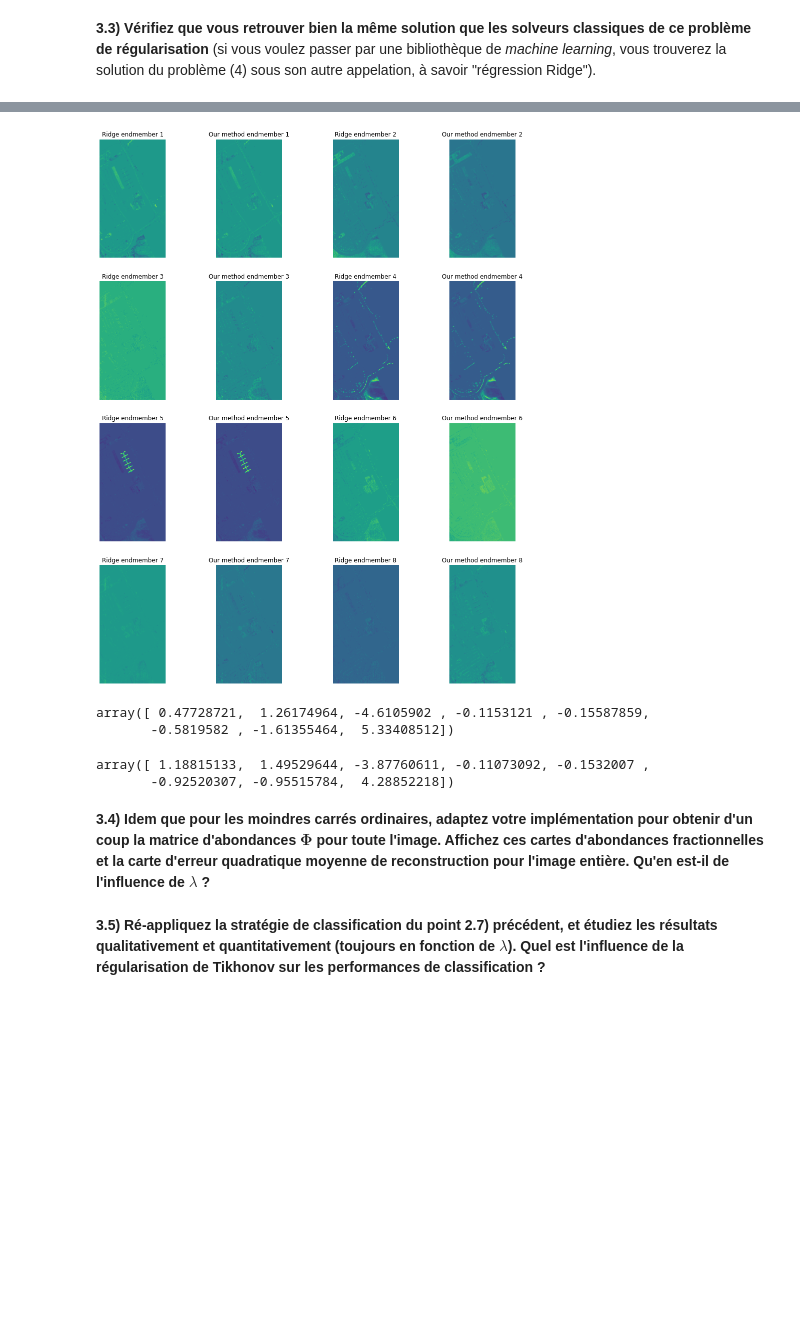
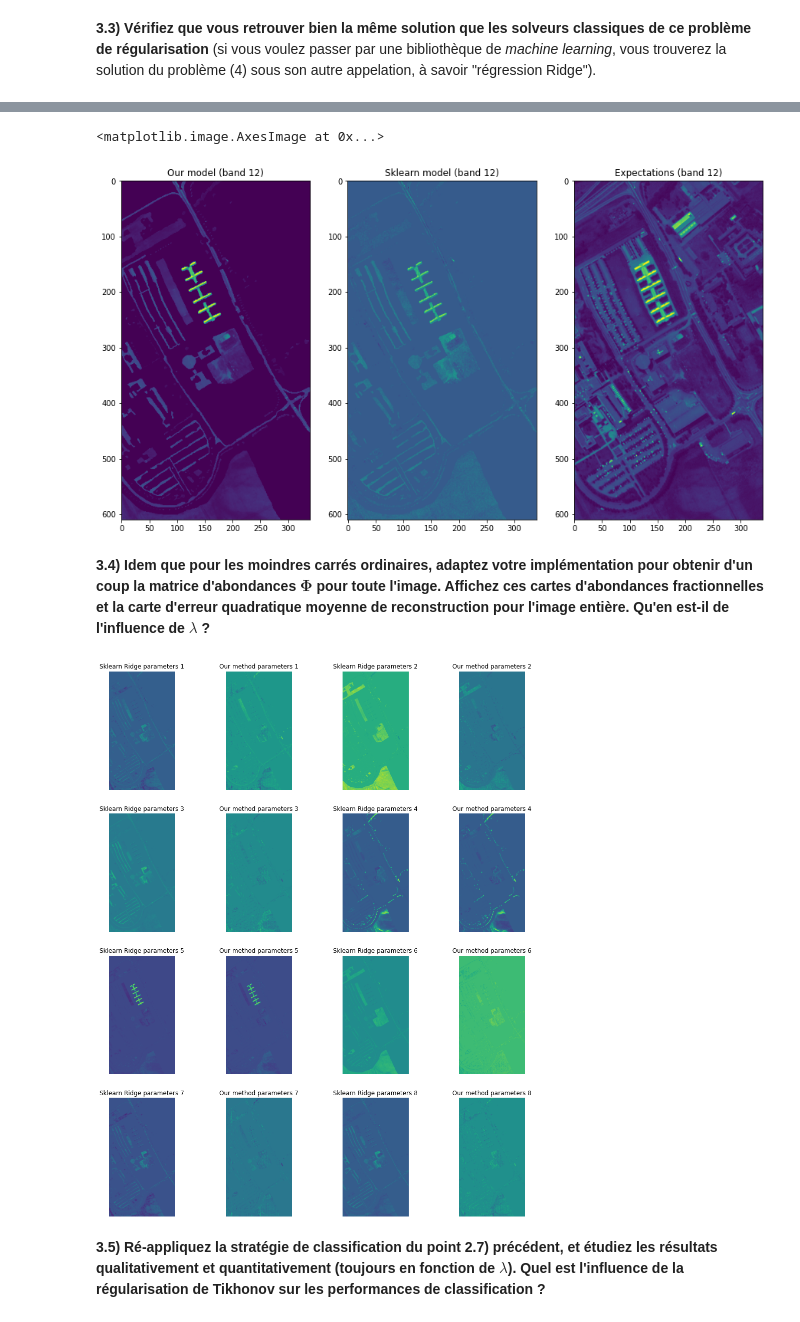
Before and after one commit to drguigui1/Unmixing-HSI, a Jupyter notebook: TP_demelange.ipynb, the cells around one changed output, grey strips where cells are left out. Saved outputs shown, nothing was run; the diff lists cells and outputs as text; code cells hidden in the pictures; blank space fills up the shorter version.

```diff
--- a/TP_demelange.ipynb
+++ b/TP_demelange.ipynb
@@ -635,29 +551,38 @@ full_phi.shape
-# %%
-plt.figure(figsize=(16,20))
-
-for i in range(8):
-    plt.subplot(4, 4, 2 * i + 1)
-    plt.title('Ridge endmember {}'.format(i + 1))
-    plt.imshow(coefs[:, :, i])
-    plt.axis('off')
-
-    plt.subplot(4, 4, 2 * i + 2)
-    plt.title('Our method endmember {}'.format(i + 1))
-    plt.imshow(full_phi[:, :, i])
-    plt.axis('off')
-
-plt.show()
-# %% [output]
-[figure, removed]
-# %%
-coefs[350][165]
-# %% [output]
-array([ 0.47728721,  1.26174964, -4.6105902 , -0.1153121 , -0.15587859,
-       -0.5819582 , -1.61355464,  5.33408512])
-# %%
-full_phi[350][165]
-# %% [output]
-array([ 1.18815133,  1.49529644, -3.87760611, -0.11073092, -0.1532007 ,
-       -0.92520307, -0.95515784,  4.28852218])
+# %%
+# Our model
+hsi_reshaped = hsi.reshape((-1, 103))
+X = hsi_usefull
+phi = analytic_solution_tikhonov(E, X.T, 0.008)
+reconstruction = E @ phi
+
+reconstruction_img = np.zeros((Nrow * Ncol))
+reconstruction_img[usefull_idx] = reconstruction[12]
+reconstruction_img = reconstruction_img.reshape((Nrow, Ncol))
+# %%
+# Sklearn model
+clf = Ridge(alpha=0.008, solver='svd')
+clf.fit(E, X.T)
+reconstruction_sk = E @ phi_sk.T
+
+reconstruction_img_sk = np.zeros((Nrow * Ncol))
+reconstruction_img_sk[usefull_idx] = reconstruction_sk[12]
+reconstruction_img_sk = reconstruction_img_sk.reshape((Nrow, Ncol))
+# %%
+plt.figure(figsize=(15,12))
+
+plt.subplot(1, 3, 1)
+plt.title("Our model (band 12)")
+plt.imshow(reconstruction_img)
+
+plt.subplot(1, 3, 2)
+plt.title("Sklearn model (band 12)")
+plt.imshow(reconstruction_img_sk)
+
+plt.subplot(1, 3, 3)
+plt.title("Expectations (band 12)")
+plt.imshow(hsi[:, :, 12])
+# %% [output]
+<matplotlib.image.AxesImage at 0x...>
+[figure, added]
 # %% [markdown]
 **3.4) Idem que pour les moindres carrés ordinaires, adaptez votre implémentation pour obtenir d'un coup la matrice d'abondances $\boldsymbol \Phi$ pour toute l'image. Affichez ces cartes d'abondances fractionnelles et la carte d'erreur quadratique moyenne de reconstruction pour l'image entière. Qu'en est-il de l'influence de $\lambda$ ?**
@@ -664,3 +593,20 @@ array([ 1.18815133,  1.49529644, -3.87760611, -0.11073092, -0.1532007 ,
+# %%
+plt.figure(figsize=(16,20))
+
+for i in range(8):
+    plt.subplot(4, 4, 2 * i + 1)
+    plt.title('Sklearn Ridge parameters {}'.format(i + 1))
+    plt.imshow(coefs[:, :, i])
+    plt.axis('off')
+
+    plt.subplot(4, 4, 2 * i + 2)
+    plt.title('Our method parameters {}'.format(i + 1))
+    plt.imshow(full_phi[:, :, i])
+    plt.axis('off')
+
+plt.show()
+# %% [output]
+[figure, added]
 # %% [markdown]
 **3.5) Ré-appliquez la stratégie de classification du point 2.7) précédent, et étudiez les résultats qualitativement et quantitativement (toujours en fonction de $\lambda$). Quel est l'influence de la régularisation de Tikhonov sur les performances de classification ?**
 # %%
```
Also changed, not shown: parts of 45 cells of this notebook.
